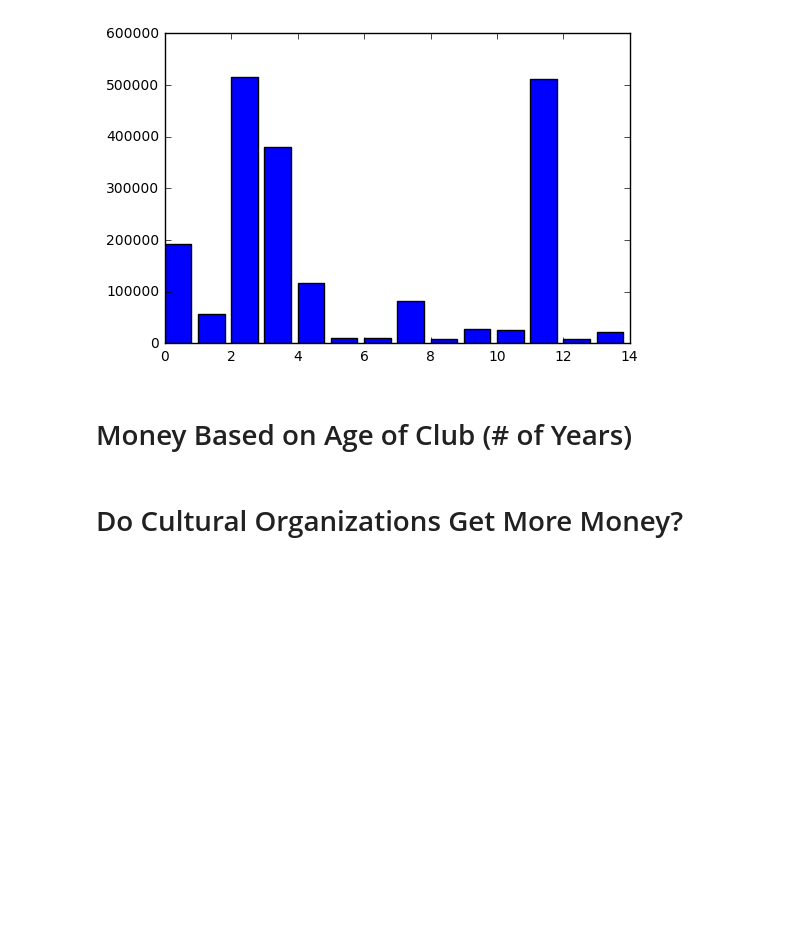
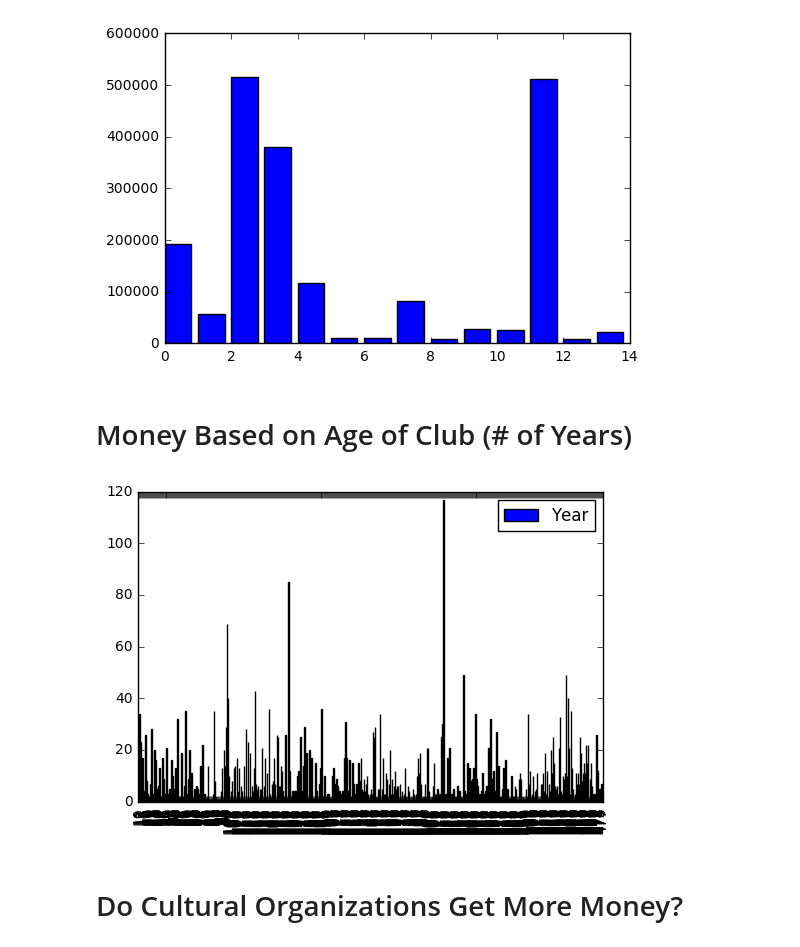
Before and after one commit to dailycal-projects/asuc-budget-club, a Jupyter notebook: asuc.ipynb, the cells around one changed output. Cells and saved outputs as stored; diff of their text form; code cells hidden in the pictures; blank space fills up the shorter version.

Commit message:
plots of # of years for each club

```diff
--- a/asuc.ipynb
+++ b/asuc.ipynb
@@ -80,6 +79,15 @@ Sum of $ / Group
 [figure]
 # %% [markdown]
 # Money Based on Age of Club (# of Years)
+# %%
+clubs_with_years = asuc_budget.loc[asuc_budget['Year'].notnull()]
+
+years_dataframe = clubs_with_years[['Organization', 'Year']]
+
+years_dataframe.plot.bar()
+plt.show()
+# %% [output]
+[figure, added]
 # %% [markdown]
 # Do Cultural Organizations Get More Money?
 # %% [markdown]
```
Also changed, not shown: parts of 1 cell of this notebook.
